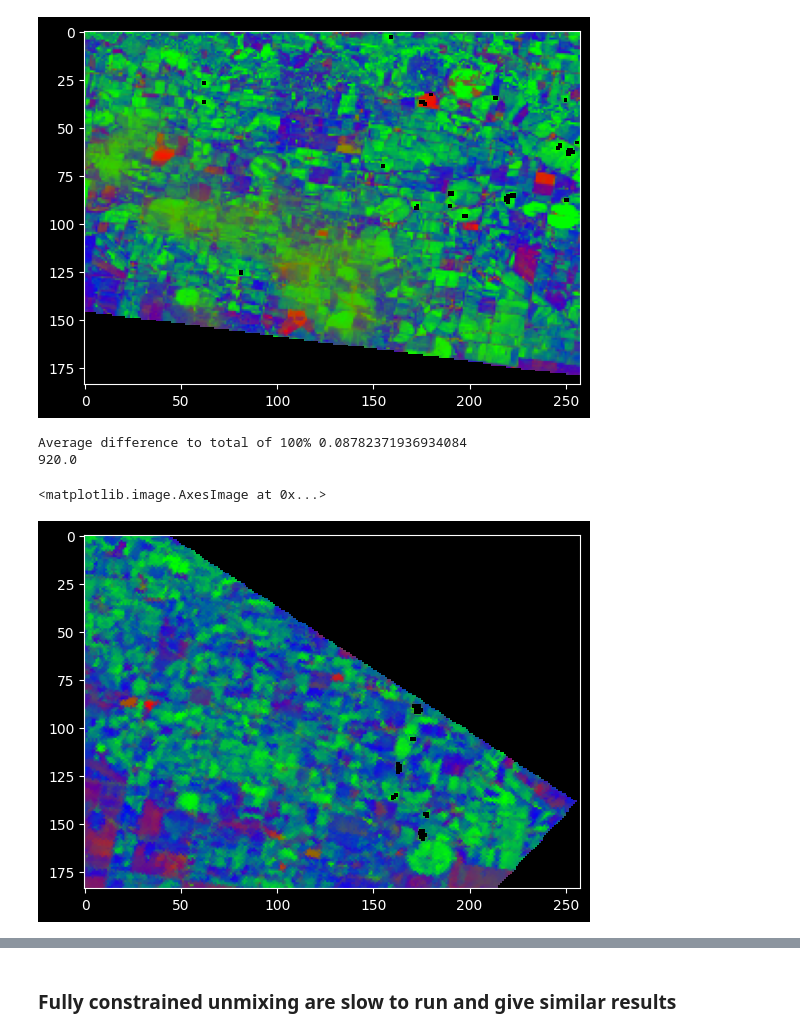
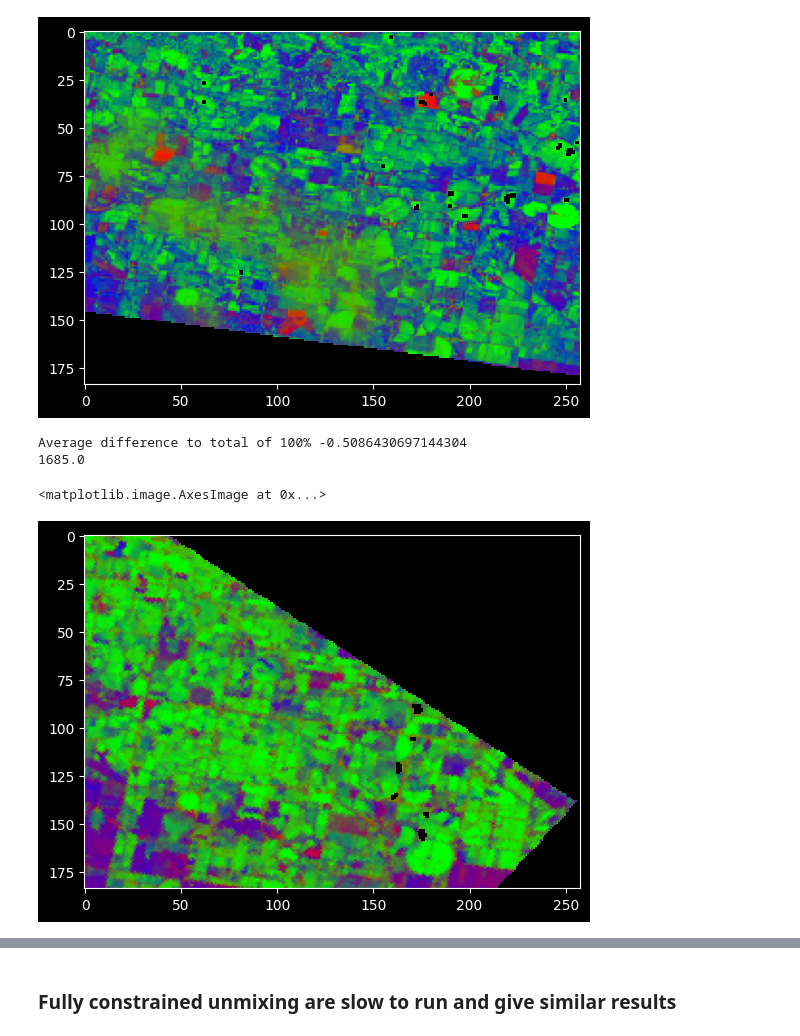
Before and after one commit to frontiersi/hyperspec-fc, a Jupyter notebook: unmixing/unmixing_test_soil.ipynb, the cells around one changed output, grey strips where cells are left out. Drawn from its saved outputs; the diff is of its cells as text; code cells hidden in the pictures.

```diff
--- a/unmixing/unmixing_test_soil.ipynb
+++ b/unmixing/unmixing_test_soil.ipynb
@@ -30,6 +29,6 @@ from rasterio.enums import Resampling
 # %% [markdown]
 ## Soil endmembers
 # %%
-qhull_soil_df = pd.read_csv('../field_spec/soil_members_qhull.csv', index_col=0)
+qhull_soil_df = pd.read_csv('../field_spec/soil_members_qhull_4.csv', index_col=0)
 qhull_soil_df.head()
 # %% [output]
@@ -327,7 +284,7 @@ def plot_endmembers(wavelengths, endmembers, title = '', legend_labels = []):
 valid_bands = ~np.all(sampled_data < 0, axis=0)
 
 # Get endmembers for valid bands only
-S, F, R = smacc(sampled_data[:, valid_bands], min_endmembers=3, max_residual_norm=1)
+S, F, R = smacc(sampled_data[:, valid_bands], min_endmembers=4, max_residual_norm=1)
 
 # Pre-allocate array with np.full
 endmembers = np.full((S.shape[0], sampled_data.shape[1]), np.nan, dtype=np.float32)
@@ -342,16 +298,0 @@ Found 3 endmembers, current max residual norm is 0.6123
-# %%
-fig, ax = plt.subplots(figsize=(10, 10))
-# Vectorized plotting using numpy operations
-for i in range(endmembers.shape[0]):
-            ax.scatter(wavelengths, endmembers[i, :],
-                s=10,  # marker size
-                alpha=0.7,  # transparency for overlap visibility
-                label=f'Endmember {i+1}')
-
-for col in qhull_soil_df.columns:
-        soil_endmember = np.interp(wavelengths, qhull_soil_df.index, qhull_soil_df[col])
-        ax.scatter(wavelengths, soil_endmember, color='orange',
-                s=5,  # marker size
-                label=col)
-
-plt.legend()
@@ -502,18 +444,23 @@ Average difference to total of 100% 0.5683369678581587
 <matplotlib.image.AxesImage at 0x...>
 [figure]
 # %%
-endmembers = qhull_endmembers
-bare_green_dry = [[0], [1,2], [3]] # Bare, green, dry endmember mapping
+endmembers = []
+# replace soil endmember with typical soil
+for col in qhull_soil_df.columns:
+    endmembers.append(np.interp(wavelengths, qhull_soil_df.index, qhull_soil_df[col]))
+
+endmembers = np.vstack((np.array(endmembers), smacc_endmembers[1:]))
+bare_green_dry = [list(range(n_soil)), [n_soil, n_soil+2], [n_soil+1]] # Bare, green, dry endmember mapping
 
 ds = ds_emit_masked
 fractions_nnls, fractions, fractions_bgd= unmix_nnls(ds, endmembers)
 
 print((fractions[:, ~mask].sum(axis=0)-100.).mean())
 clipped_arr = np.transpose(fractions_bgd, (1, 2, 0))
 clipped_arr = np.where((clipped_arr < 255), clipped_arr, np.nan)/100.
 plt.imshow(clipped_arr)
 # %% [output]
-Average difference to total of 100% 0.08782371936934084
-920.0
+Average difference to total of 100% -0.5086430697144304
+1685.0
 <matplotlib.image.AxesImage at 0x...>
-[figure, old version]
+[figure, new version]
```
Also changed, not shown: parts of 22 cells of this notebook, 12 other files.
